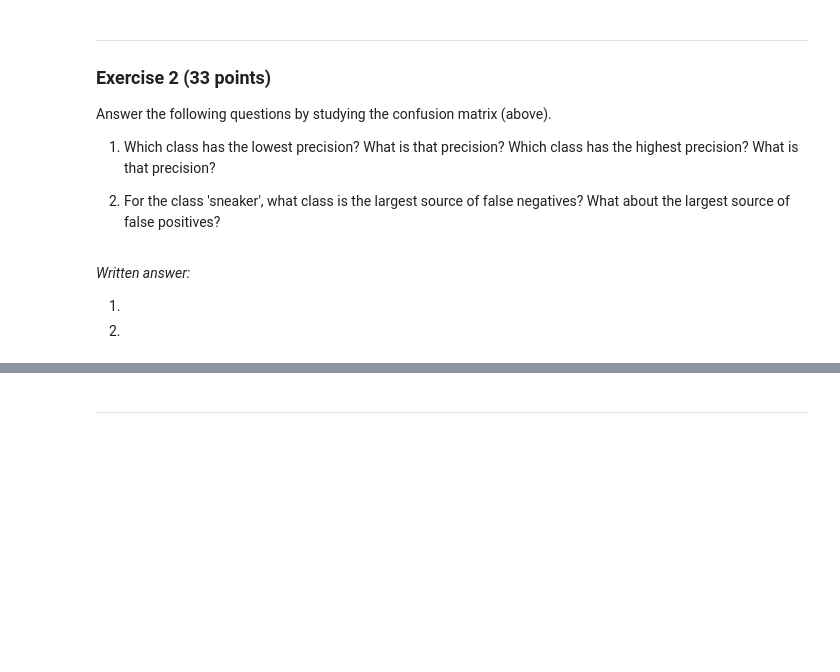
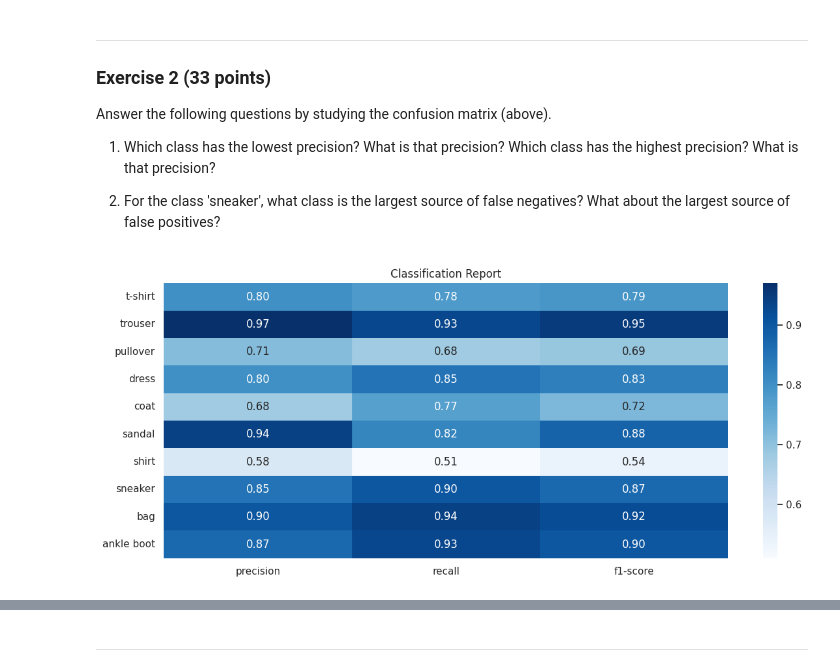
Before and after one commit to davidsolow/w207_applied_machine_learning, a Jupyter notebook: Homeworks/05 Multiclass Classification.ipynb, the cells around one changed output, grey strips where cells are left out. Drawn from its saved outputs; the diff is of its cells as text; code cells hidden in the pictures; blank space fills up the shorter version.

```diff
--- a/Homeworks/05 Multiclass Classification.ipynb
+++ b/Homeworks/05 Multiclass Classification.ipynb
@@ -103,14 +117,14 @@ def build_model(n_classes, learning_rate=0.01):
   model.add(keras.layers.Flatten())
   model.add(keras.layers.Dense(
       # YOUR CODE HERE
-      units=NotImplemented,
-      activation=NotImplemented
+      units=n_classes,
+      activation="softmax"
   ))
 
   optimizer = tf.keras.optimizers.SGD(learning_rate=learning_rate)
 
   # YOUR CODE HERE
-  model.compile(loss=NotImplemented,
+  model.compile(loss="sparse_categorical_crossentropy",
                 optimizer=optimizer,
                 metrics=['accuracy'])
   return model
@@ -164,9 +215,39 @@ Answer the following questions by studying the confusion matrix (above).
 1. Which class has the lowest precision? What is that precision? Which class has the highest precision? What is that precision?
 
 2. For the class 'sneaker', what class is the largest source of false negatives? What about the largest source of false positives?
-# %% [markdown]
-*Written answer:*
-
-1.
-
-2.
+# %%
+def classification_report(y_test, y_pred, label_names):
+
+    """
+    Generate and show a Classification Report.
+
+    Arguments:
+        y_test: array of label values from test dataset.
+        y_pred: array predicted values from model.
+        label_names: real names of labels
+    """
+
+    from sklearn.metrics import classification_report
+
+    # Create confusion matrix and classification report
+    cr = classification_report(y_test, y_pred, output_dict=True)
+    cr = pd.DataFrame(cr)
+    cr = cr.round(2).transpose()
+
+    # Plot confusion matrix and classification report
+    plt.figure(figsize=(14, 5.5))
+
+    # Plot classification report
+    heatmap = sns.heatmap(cr.iloc[:-3, :3].astype(float),
+                annot=True,
+                fmt='.2f',
+                cmap=plt.cm.Blues)
+    plt.title("Classification Report")
+    heatmap.set_yticks([x + 0.5 for x in range(len(label_names))])
+    heatmap.set_yticklabels(label_names, rotation=0)
+
+    plt.show()
+# %%
+classification_report(Y_test, test_predictions, label_names)
+# %% [output]
+[figure, added]
```
Also changed, not shown: parts of 9 cells of this notebook.
